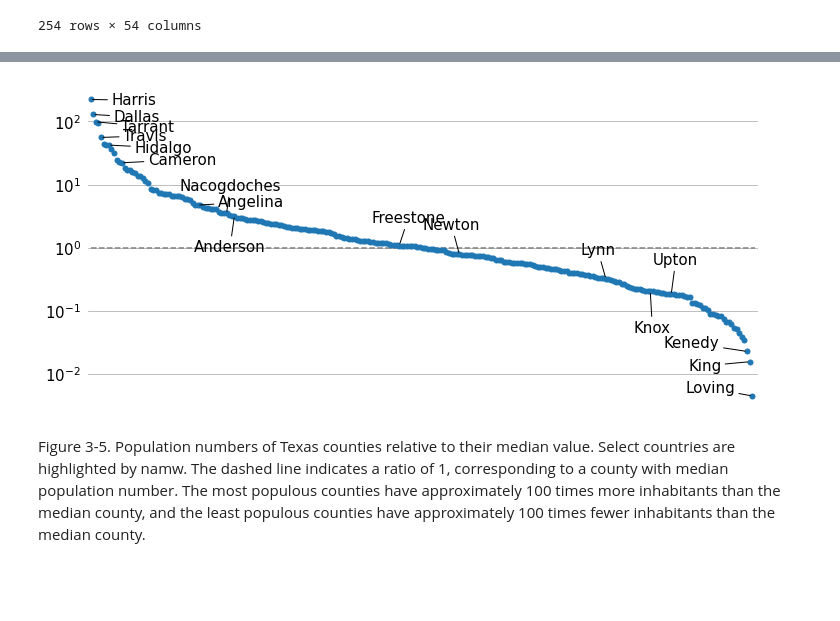
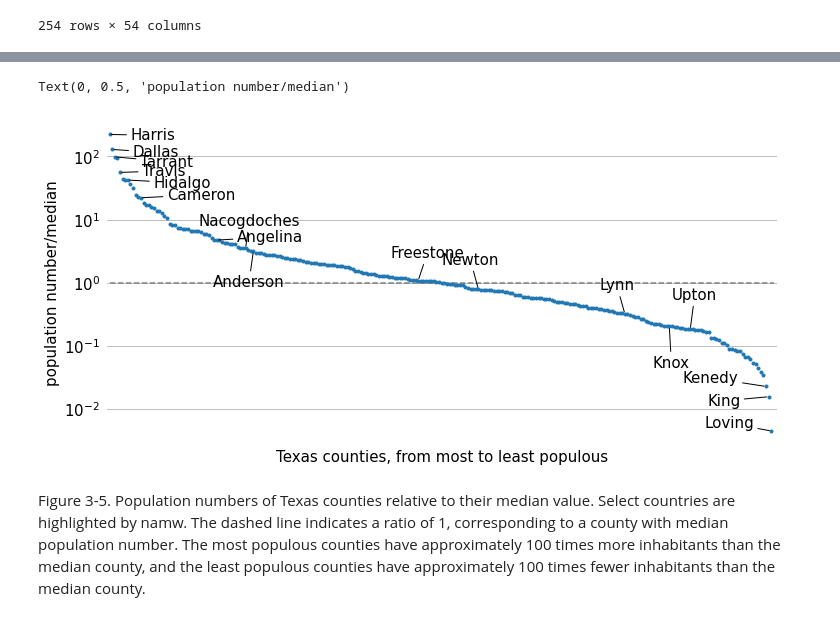
Before and after one commit to hnguyentt/dataviz-python, a Jupyter notebook: 1.From_data_to_viz/3.Coordinate_systems_and_axes.ipynb, the cells around one changed output, grey strips where cells are left out. Drawn from its saved outputs; the diff is of its cells as text; code cells hidden in the pictures; blank space fills up the shorter version.

```diff
--- a/1.From_data_to_viz/3.Coordinate_systems_and_axes.ipynb
+++ b/1.From_data_to_viz/3.Coordinate_systems_and_axes.ipynb
@@ -179,7 +179,7 @@ ax0.set_ylim([49, 90])
 ax0.set_yticks(np.arange(50, 81, 10))
 ax0.set_xlim([45, 85])
 ax0.set_xticks(np.arange(50, 81, 10))
-ax0.text(40, 90, 'a', fontsize=15, weight='bold')
+ax0.set_title('a', loc='left', x=-0.1, fontsize=15, weight='bold')
 
 ax1 = fig.add_subplot(spec[0, 1])
 ax1.plot((houston_vs_sanfranc['San Francisco'] - 32)/1.8,
@@ -191,7 +191,7 @@ ax1.set_ylim([9, 31])
 ax1.set_yticks(np.arange(10,31,5))
 ax1.set_xlim([7, 27])
 ax1.set_xticks(np.arange(10,26,5))
-ax1.text(4.5, 31, 'b', fontsize=15, weight='bold')
+ax1.set_title('b', loc='left', x=-0.1, fontsize=15, weight='bold')
 
 # Annotations
 idice = [1, 4, 7, 10]
@@ -353,7 +406,7 @@ pylab.rcParams.update(params)
 fig, ax = plt.subplots(figsize=(12, 6))
 ax.set_yscale('log')
 ax.plot([0,len(texas)], [1, 1], '--', color='gray')
-ax.plot(range(0,len(texas)), texas.norm_pop2010.values, 'o', markersize=5)
+ax.plot(range(0,len(texas)), texas.norm_pop2010.values, 'o', markersize=3)
 
 county_idx = sorted(list(range(0,3))
                     + list(range(len(texas)-3, len(texas)))
@@ -373,33 +426,37 @@ for i in county_idx:
         vas.append('center')
 
     elif i > len(texas) - 30:
         xytexts.append((random.uniform(-30, -10), random.uniform(-10,10)))
         has.append('right')
         vas.append('center')
 
     else:
         xytext = (random.uniform(-10, 10), random.choice(list(range(-30,-20)) + list(range(20,30))))
         xytexts.append(xytext)
         has.append('center')
         if xytext[1] < 0:
             vas.append('top')
         else:
             vas.append('bottom')
 
 for i, xytext, va, ha in zip(county_idx, xytexts, vas, has):
     ax.annotate(texas.name[i], xy=(i, texas.norm_pop2010.values[i]),
                  xytext=xytext, textcoords='offset points', ha=ha, va=va,
                  arrowprops=dict(arrowstyle="-"),
                  fontsize=txt_size)
 
 ax.set_xlim([-1, len(texas)+1])
 ax.yaxis.grid(True)
 ax.spines['top'].set_visible(False)
 ax.spines['right'].set_visible(False)
 ax.spines['bottom'].set_visible(False)
 ax.spines['left'].set_visible(False)
 ax.tick_params(top=False, bottom=False, left=False, right=False, labelleft=True, labelbottom=False)
+
+plt.xlabel("Texas counties, from most to least populous")
+plt.ylabel('population number/median')
 # %% [output]
+Text(0, 0.5, 'population number/median')
-[figure, old version]
+[figure, new version]
 # %% [markdown]
 Figure 3-5. Population numbers of Texas counties relative to their median value. Select countries are highlighted by namw. The dashed line indicates a ratio of 1, corresponding to a county with median population number. The most populous counties have approximately 100 times more inhabitants than the median county, and the least populous counties have approximately 100 times fewer inhabitants than the median county.
```
Also changed, not shown: parts of 20 cells of this notebook.
